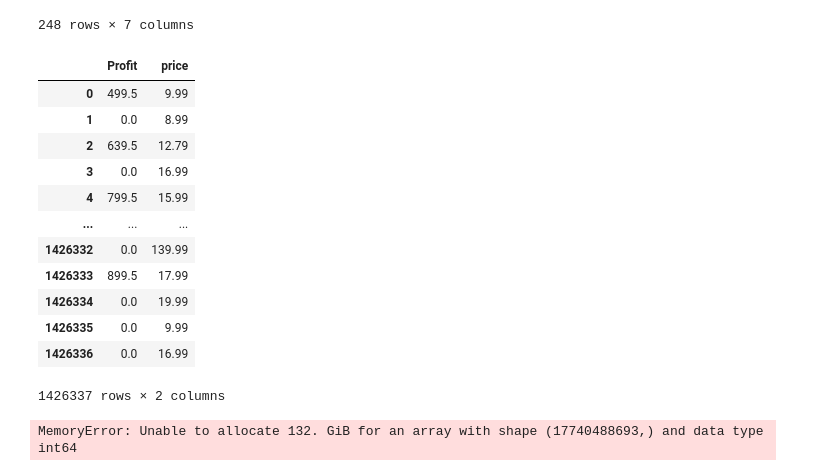
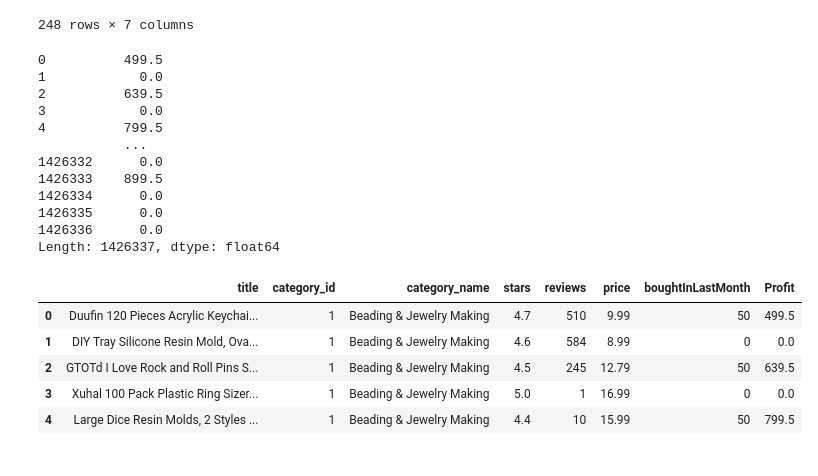
Before and after one commit to suwillia/Project-Epsilon-Module-7, a Jupyter notebook: Project 1 - Jake Weiss/Project 1- jake Weiss.ipynb, the cells around one changed output. Cells and saved outputs as stored; diff of their text form; code cells hidden in the pictures.

```diff
--- a/Project 1 - Jake Weiss/Project 1- jake Weiss.ipynb
+++ b/Project 1 - Jake Weiss/Project 1- jake Weiss.ipynb
@@ -139,29 +139,41 @@ perCatPopular.sort_values(["boughtInLastMonth"], ascending = False)
 # %%
 #Now I want to look at profitiablity by mulitplying the price by bought in last month
 ProfitCalc = AmazonData["price"]*AmazonData["boughtInLastMonth"]
+ProfitCalc
 # %% [output]
-|  | Profit | price |
-| 0 | 499.5 | 9.99 |
-| 1 | 0.0 | 8.99 |
-| 2 | 639.5 | 12.79 |
-| 3 | 0.0 | 16.99 |
-| 4 | 799.5 | 15.99 |
-| ... | ... | ... |
-| 1426332 | 0.0 | 139.99 |
-| 1426333 | 899.5 | 17.99 |
-| 1426334 | 0.0 | 19.99 |
-| 1426335 | 0.0 | 9.99 |
-| 1426336 | 0.0 | 16.99 |
-1426337 rows × 2 columns
+0          499.5
+1            0.0
+2          639.5
+3            0.0
+4          799.5
+           ...
+1426332      0.0
+1426333    899.5
+1426334      0.0
+1426335      0.0
+1426336      0.0
+Length: 1426337, dtype: float64
-# %%
-#Trying to make a new column called profit to add to the data without making it in the csv itself
-Profit = {'Profit': ProfitCalc,
-          'price' : AmazonData["price"]
-         }
-DataProfit = pd.DataFrame(Profit, columns= ['Profit','price'])
-DataProfit
-
-AmazonData2 = pd.merge(AmazonData, DataProfit, how="left", on="price")
-AmazonData2.head()
-# %% [output]
-MemoryError: Unable to allocate 132. GiB for an array with shape (17740488693,) and data type int64
+# %%
+#making a new dataframe that is basically AmazonData, but with this new profit column
+#this way if we want to look at individual products we can, but can also look at the more general by category approach we've been doing
+ADProfit = pd.DataFrame(
+        {
+            'title': AmazonData['title'],
+            'category_id': AmazonData['category_id'],
+          'category_name' : AmazonData["category_name"],
+          'stars' : AmazonData["stars"],
+          'reviews' : AmazonData["reviews"],
+          'price' : AmazonData["price"],
+          'boughtInLastMonth' : AmazonData["boughtInLastMonth"],
+          'Profit': ProfitCalc,
+         }
+)
+
+ADProfit.head()
+# %% [output]
+|  | title | category_id | category_name | stars | reviews | price | boughtInLastMonth | Profit |
+| 0 | Duufin 120 Pieces Acrylic Keychai... | 1 | Beading & Jewelry Making | 4.7 | 510 | 9.99 | 50 | 499.5 |
+| 1 | DIY Tray Silicone Resin Mold, Ova... | 1 | Beading & Jewelry Making | 4.6 | 584 | 8.99 | 0 | 0.0 |
+| 2 | GTOTd I Love Rock and Roll Pins S... | 1 | Beading & Jewelry Making | 4.5 | 245 | 12.79 | 50 | 639.5 |
+| 3 | Xuhal 100 Pack Plastic Ring Sizer... | 1 | Beading & Jewelry Making | 5.0 | 1 | 16.99 | 0 | 0.0 |
+| 4 | Large Dice Resin Molds, 2 Styles ... | 1 | Beading & Jewelry Making | 4.4 | 10 | 15.99 | 50 | 799.5 |
```
Also changed, not shown: parts of 6 cells of this notebook.
